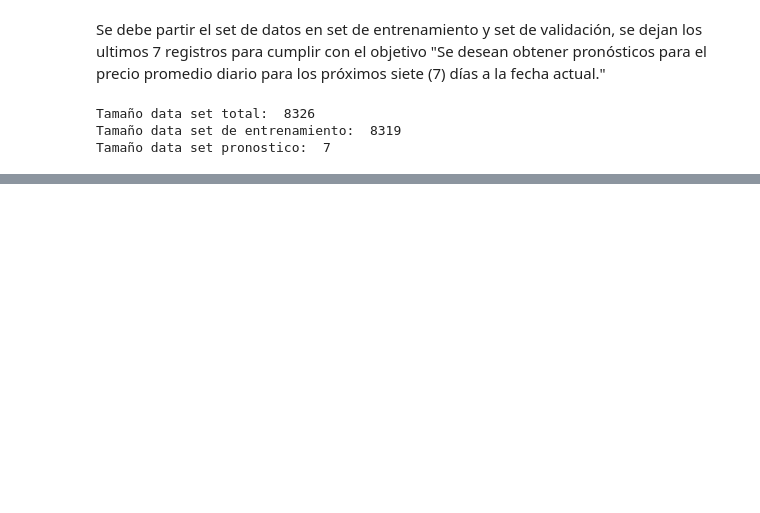
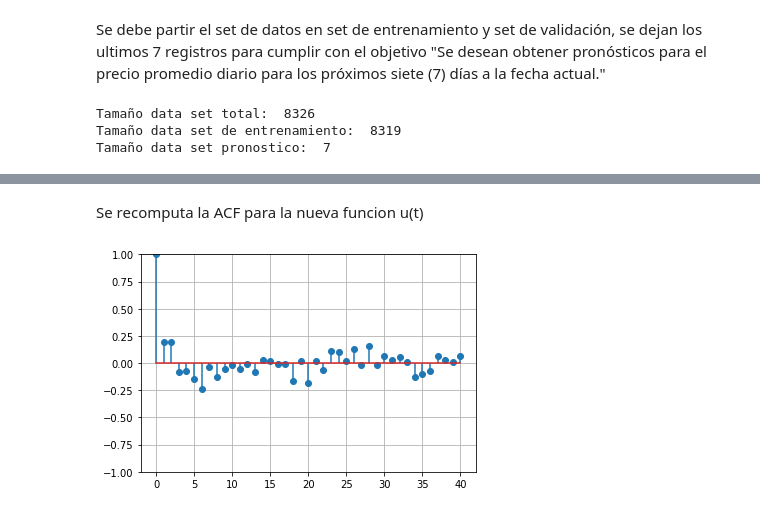
Before and after one commit to ANN-2019-2/evaluacion-nfbarcob03, a Jupyter notebook: 01-precios.ipynb, the cells around one changed output, grey strips where cells are left out. Cells and saved outputs as stored; diff of their text form; code cells hidden in the pictures; blank space fills up the shorter version.

```diff
--- a/01-precios.ipynb
+++ b/01-precios.ipynb
@@ -606,0 +472,10 @@ Para la transformacion transformacionRaizCubica el error de la suma del residual
+# %% [markdown]
+Se recomputa la ACF para la nueva funcion u(t)
+# %%
+
+acf_data = acf(u[0:79], fft=False)
+plt.stem(range(len(acf_data)), acf_data, use_line_collection=True)
+plt.ylim(-1, 1)
+plt.grid();
+# %% [output]
+[figure, added]
```
Also changed, not shown: parts of 98 cells of this notebook, 1 other file.
